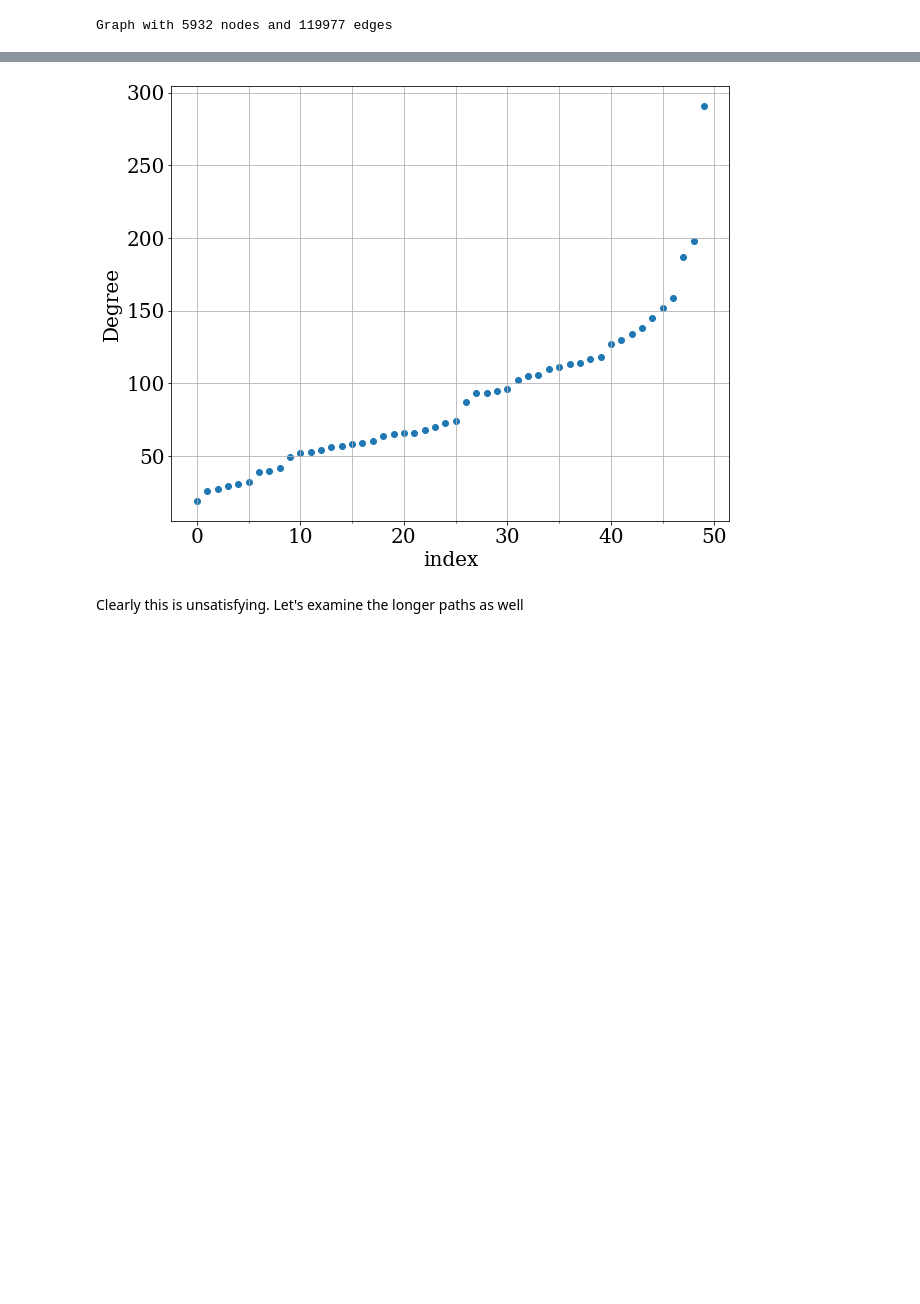
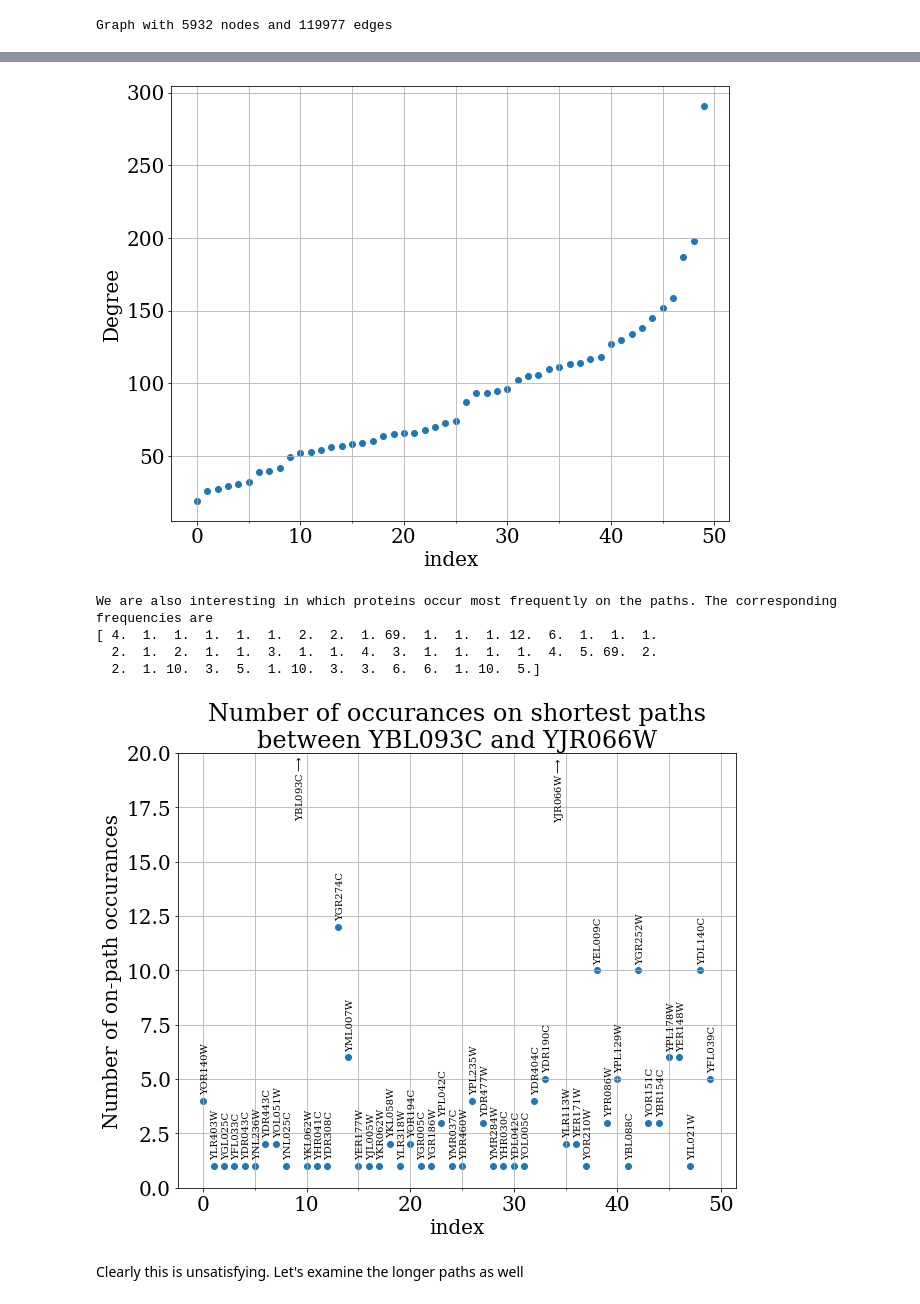
Before and after one commit to xdimos/Group-D-3888-Project, a Jupyter notebook: Protein closeness.ipynb, the cells around one changed output, grey strips where cells are left out. Cells and saved outputs as stored; diff of their text form; code cells hidden in the pictures; blank space fills up the shorter version.

```diff
--- a/Protein closeness.ipynb
+++ b/Protein closeness.ipynb
@@ -100,33 +105,65 @@ print("There are", len(unique_elements), "unique proteins among these paths. The
 for i in range(len(unique_elements)):
     print(i,":",unique_elements[i])
 
 plt.figure(figsize=(10,8))
 plt.scatter(range(len(unique_elements)),path_degrees)
 plt.ylabel("Degree")
 plt.xlabel("index");
 
 from matplotlib.ticker import (MultipleLocator, AutoMinorLocator)
 plt.gca().xaxis.set_minor_locator(MultipleLocator(5))
 plt.grid(axis = 'both', which='both');
+plt.show()
+
+print("")
+print("We are also interesting in which proteins occur most frequently on the paths. The corresponding frequencies are")
+protein_freq = np.zeros(len(unique_elements))
+for n in unique_elements:
+    for p in all_geodesic_paths:
+        if (n in p): protein_freq[unique_elements.index(n)] += 1
+
+print(protein_freq)
+
+plt.figure(figsize=(10,8))
+plt.title("Number of occurances on shortest paths\nbetween " + str(p1) + " and " + str(p2))
+plt.scatter(range(len(unique_elements)),protein_freq)
+plt.ylim([0,20])
+for i in range(len(unique_elements)):
+    if (unique_elements[i] == p1 or unique_elements[i] == p2):
+        plt.text(range(len(unique_elements))[i]-0.2,17,unique_elements[i]+"$\longrightarrow$",rotation=90, fontsize=10)
+    else:
+        plt.text(range(len(unique_elements))[i]-0.2,protein_freq[i]+0.4,unique_elements[i],rotation=90, fontsize=10)
+plt.ylabel("Number of on-path occurances")
+plt.xlabel("index");
+
+from matplotlib.ticker import (MultipleLocator, AutoMinorLocator)
+plt.gca().xaxis.set_minor_locator(MultipleLocator(5))
+plt.grid(axis = 'both', which='both');
+plt.show()
 # %% [output]
 This is the output of Elden's code, looking for paths between proteins YBL093C and YJR066W
 
 The proteins are 3 steps apart
 
 There are 69 paths of length 3 . They are:
 ['YBL093C', 'YOL051W', 'YEL009C', 'YJR066W']
 ['YBL093C', 'YDL140C', 'YEL009C', 'YJR066W']
 ['YBL093C', 'YDR308C', 'YEL009C', 'YJR066W']
 ['YBL093C', 'YML007W', 'YEL009C', 'YJR066W']
 ['YBL093C', 'YOR140W', 'YEL009C', 'YJR066W']
 ['YBL093C', 'YPL042C', 'YEL009C', 'YJR066W']
 ['YBL093C', 'YPR086W', 'YEL009C', 'YJR066W']
 ... (110 lines left out)
 46 : YER148W
 47 : YIL021W
 48 : YDL140C
 49 : YFL039C
 [figure]
+We are also interesting in which proteins occur most frequently on the paths. The corresponding frequencies are
+[ 4.  1.  1.  1.  1.  1.  2.  2.  1. 69.  1.  1.  1. 12.  6.  1.  1.  1.
+  2.  1.  2.  1.  1.  3.  1.  1.  4.  3.  1.  1.  1.  1.  4.  5. 69.  2.
+  2.  1. 10.  3.  5.  1. 10.  3.  3.  6.  6.  1. 10.  5.]
+[figure, added]
 # %% [markdown]
 Clearly this is unsatisfying. Let's examine the longer paths as well
 # %%
```
Also changed, not shown: parts of 7 cells of this notebook, 9 other files.
